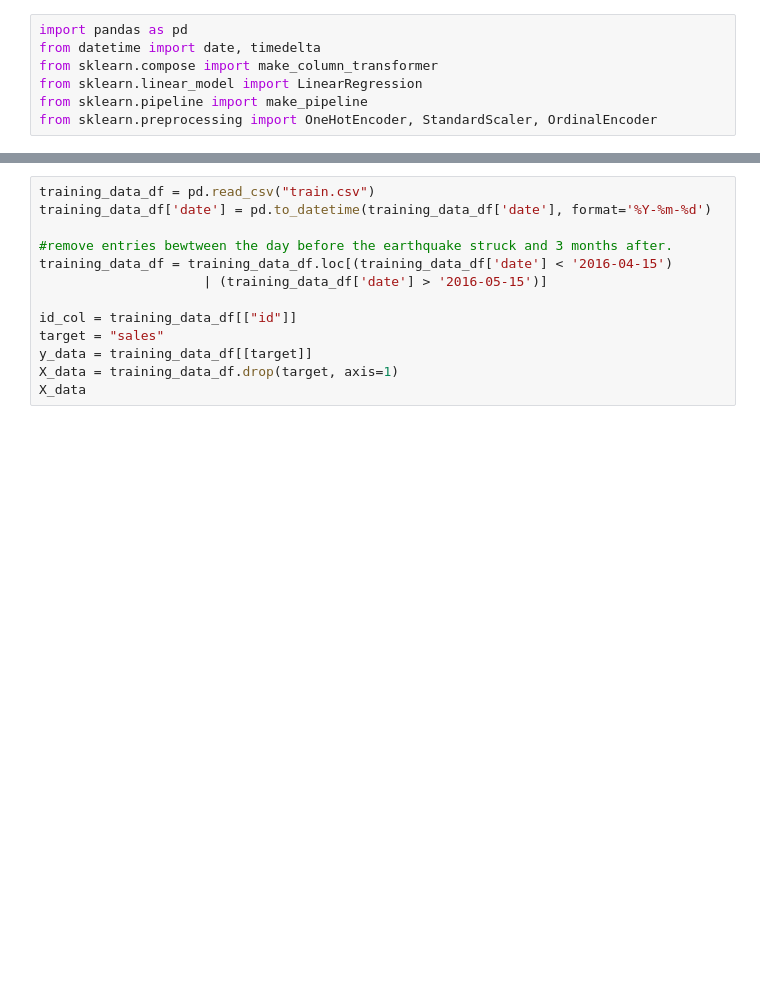
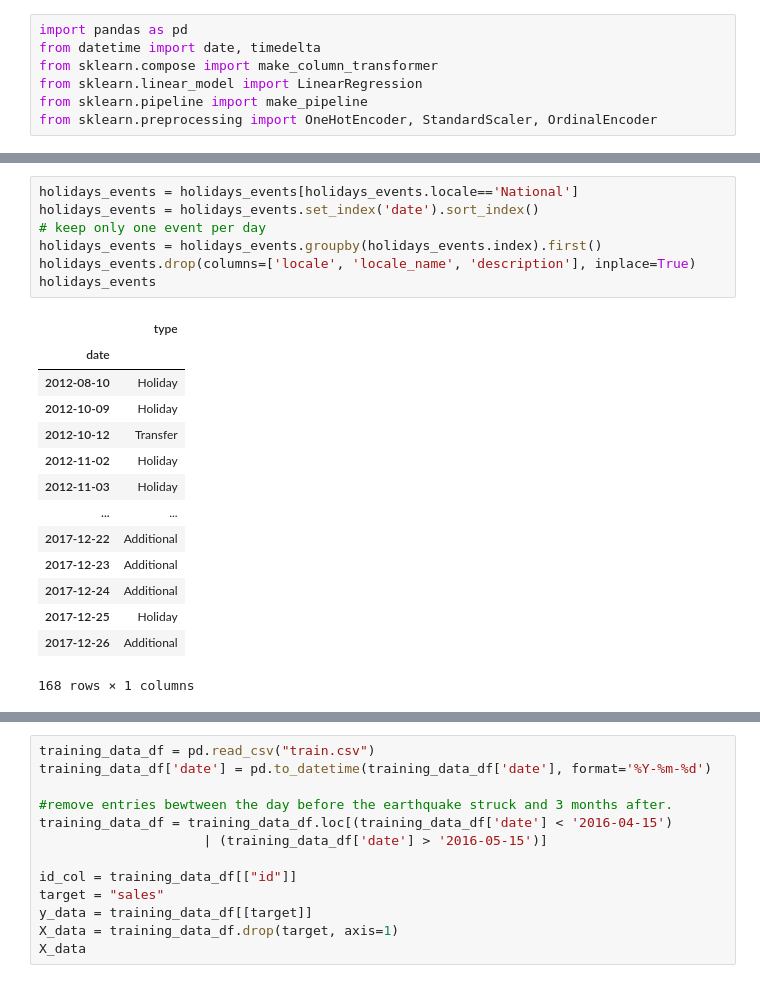
Before and after one commit to Nibroc00/Store-Sales-Machine-Learning, a Jupyter notebook: CS4320Project.ipynb, the cells around one changed output, grey strips where cells are left out. Drawn from its saved outputs; the diff is of its cells as text; blank space fills up the shorter version.

```diff
--- a/CS4320Project.ipynb
+++ b/CS4320Project.ipynb
@@ -9,0 +90,22 @@ from sklearn.preprocessing import OneHotEncoder, StandardScaler, OrdinalEncoder
+# %%
+holidays_events = holidays_events[holidays_events.locale=='National']
+holidays_events = holidays_events.set_index('date').sort_index()
+# keep only one event per day
+holidays_events = holidays_events.groupby(holidays_events.index).first()
+holidays_events.drop(columns=['locale', 'locale_name', 'description'], inplace=True)
+holidays_events
+# %% [output]
+|  | type |
+| date |  |
+| 2012-08-10 | Holiday |
+| 2012-10-09 | Holiday |
+| 2012-10-12 | Transfer |
+| 2012-11-02 | Holiday |
+| 2012-11-03 | Holiday |
+| ... | ... |
+| 2017-12-22 | Additional |
+| 2017-12-23 | Additional |
+| 2017-12-24 | Additional |
+| 2017-12-25 | Holiday |
+| 2017-12-26 | Additional |
+168 rows × 1 columns
```
Also changed, not shown: parts of 9 cells of this notebook, 1 other file.
